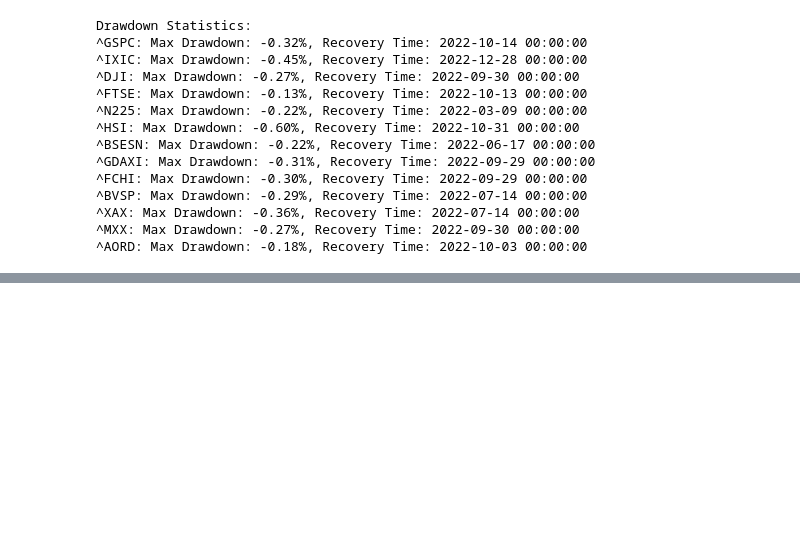
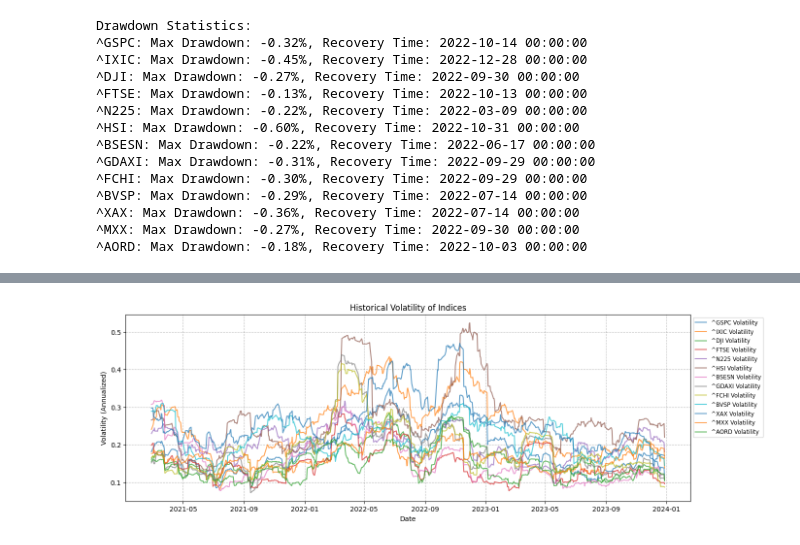
Before and after one commit to AnalyticalHarry/YouTubeTutorial, a Jupyter notebook: Tutorial 10 - Comparing Growth (Total Return).ipynb, the cells around one changed output, grey strips where cells are left out. Drawn from its saved outputs; the diff is of its cells as text; code cells hidden in the pictures; blank space fills up the shorter version.

```diff
--- a/Tutorial 10 - Comparing Growth (Total Return).ipynb
+++ b/Tutorial 10 - Comparing Growth (Total Return).ipynb
@@ -339,0 +342,4 @@ Drawdown Statistics:
+# %%
+volatility = indices_list.pct_change().rolling(window=30).std() * np.sqrt(252)
+# %%
+volatility.dropna(how='any', inplace=True)
@@ -339,0 +379,12 @@ Drawdown Statistics:
+# %%
+plt.figure(figsize=(15, 5))
+for column in volatility.columns:
+    plt.plot(volatility.index, volatility[column], label=f'{column} Volatility', alpha=0.7)
+plt.xlabel('Date')
+plt.ylabel('Volatility (Annualized)')
+plt.title('Historical Volatility of Indices')
+plt.grid(True, ls='--', alpha=0.5, color='grey')
+plt.legend(loc='upper left', fontsize='small', bbox_to_anchor=(1, 1))
+plt.show()
+# %% [output]
+[figure, added]
```
Also changed, not shown: parts of 12 cells of this notebook.
